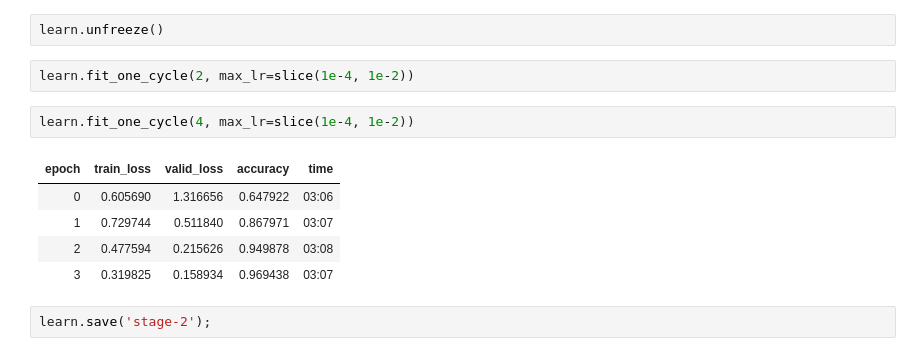
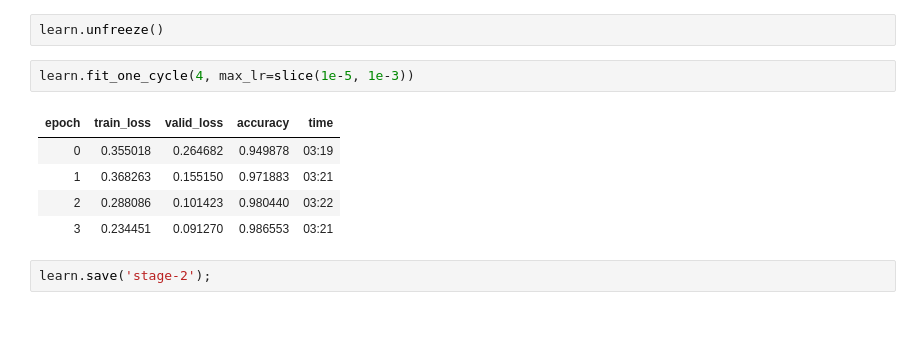
Before and after one commit to lalit527/DL, a Jupyter notebook: practice/flower_classification.ipynb, the cells around one changed output. Saved outputs shown, nothing was run; the diff lists cells and outputs as text; blank space fills up the shorter version.

```diff
--- a/practice/flower_classification.ipynb
+++ b/practice/flower_classification.ipynb
@@ -113,15 +114,13 @@ intp.most_confused(min_val=1)
 # %%
 learn.unfreeze()
 # %%
-learn.fit_one_cycle(2, max_lr=slice(1e-4, 1e-2))
+learn.fit_one_cycle(4, max_lr=slice(1e-5, 1e-3))
+# %% [output]
+| epoch | train_loss | valid_loss | accuracy | time |
+| 0 | 0.355018 | 0.264682 | 0.949878 | 03:19 |
+| 1 | 0.368263 | 0.155150 | 0.971883 | 03:21 |
+| 2 | 0.288086 | 0.101423 | 0.980440 | 03:22 |
+| 3 | 0.234451 | 0.091270 | 0.986553 | 03:21 |
-# %%
-learn.fit_one_cycle(4, max_lr=slice(1e-4, 1e-2))
-# %% [output]
-| epoch | train_loss | valid_loss | accuracy | time |
-| 0 | 0.605690 | 1.316656 | 0.647922 | 03:06 |
-| 1 | 0.729744 | 0.511840 | 0.867971 | 03:07 |
-| 2 | 0.477594 | 0.215626 | 0.949878 | 03:08 |
-| 3 | 0.319825 | 0.158934 | 0.969438 | 03:07 |
 # %%
 learn.save('stage-2');
 # %%
```
Also changed, not shown: parts of 25 cells of this notebook.
